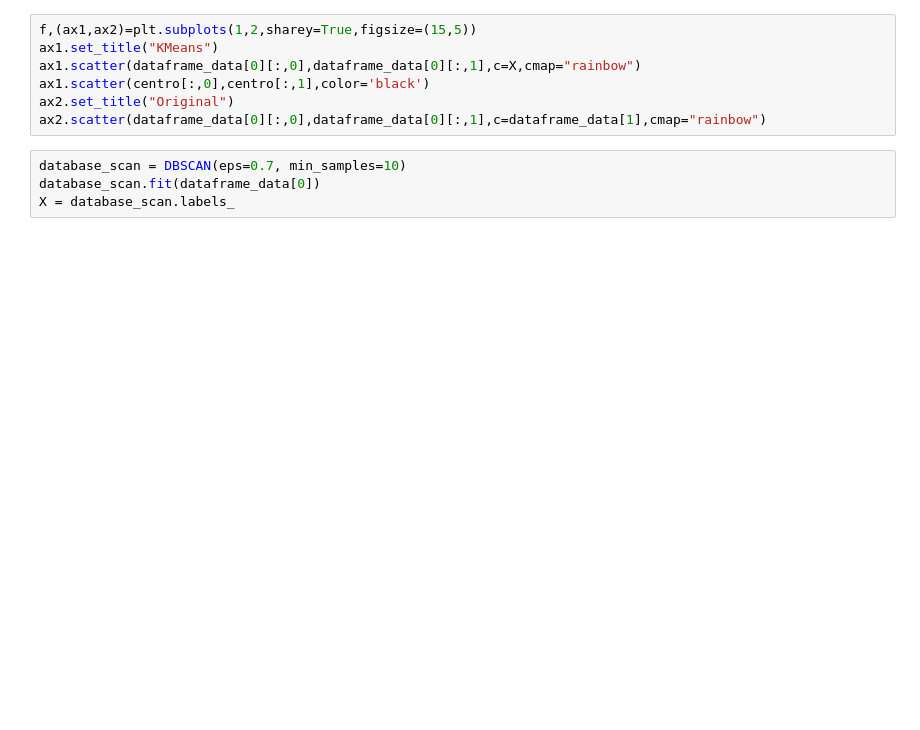
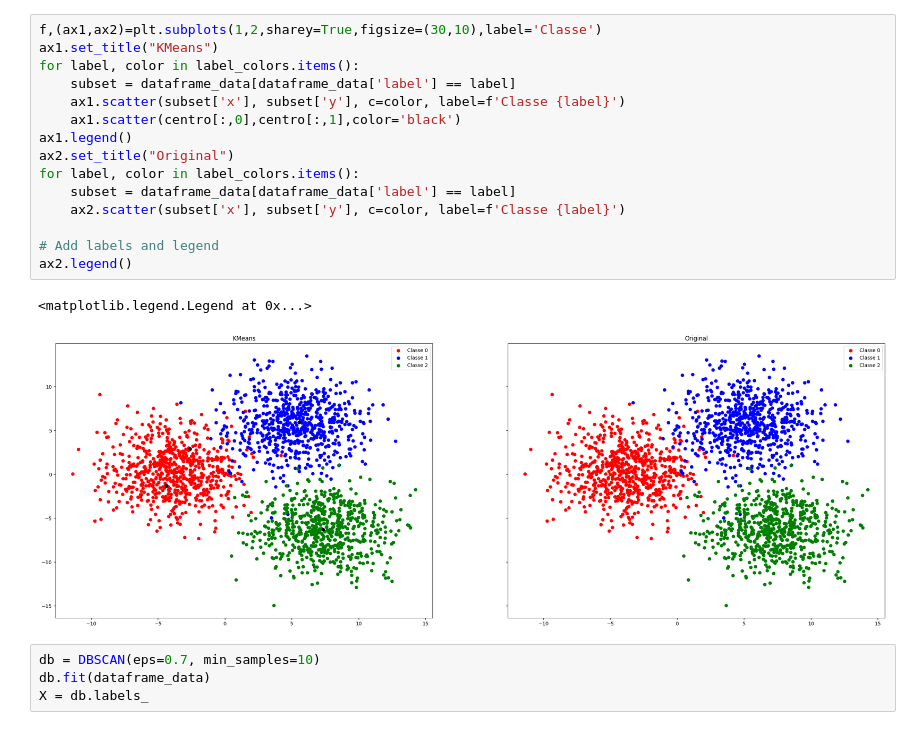
Before and after one commit to joaoluizreolon/ML_DataMining, a Jupyter notebook: trab-2.ipynb, the cells around one changed output. Drawn from its saved outputs; the diff is of its cells as text; blank space fills up the shorter version.

```diff
--- a/trab-2.ipynb
+++ b/trab-2.ipynb
@@ -18,13 +46,24 @@ kmeans.fit(dataframe_data[0])
 centro = kmeans.cluster_centers_
 X = kmeans.labels_
 # %%
-f,(ax1,ax2)=plt.subplots(1,2,sharey=True,figsize=(15,5))
+f,(ax1,ax2)=plt.subplots(1,2,sharey=True,figsize=(30,10),label='Classe')
 ax1.set_title("KMeans")
-ax1.scatter(dataframe_data[0][:,0],dataframe_data[0][:,1],c=X,cmap="rainbow")
-ax1.scatter(centro[:,0],centro[:,1],color='black')
+for label, color in label_colors.items():
+    subset = dataframe_data[dataframe_data['label'] == label]
+    ax1.scatter(subset['x'], subset['y'], c=color, label=f'Classe {label}')
+    ax1.scatter(centro[:,0],centro[:,1],color='black')
+ax1.legend()
 ax2.set_title("Original")
-ax2.scatter(dataframe_data[0][:,0],dataframe_data[0][:,1],c=dataframe_data[1],cmap="rainbow")
+for label, color in label_colors.items():
+    subset = dataframe_data[dataframe_data['label'] == label]
+    ax2.scatter(subset['x'], subset['y'], c=color, label=f'Classe {label}')
+
+# Add labels and legend
+ax2.legend()
+# %% [output]
+<matplotlib.legend.Legend at 0x...>
+[figure, added]
 # %%
-database_scan = DBSCAN(eps=0.7, min_samples=10)
-database_scan.fit(dataframe_data[0])
-X = database_scan.labels_
+db = DBSCAN(eps=0.7, min_samples=10)
+db.fit(dataframe_data)
+X = db.labels_
```
Also changed, not shown: parts of 8 cells of this notebook.
